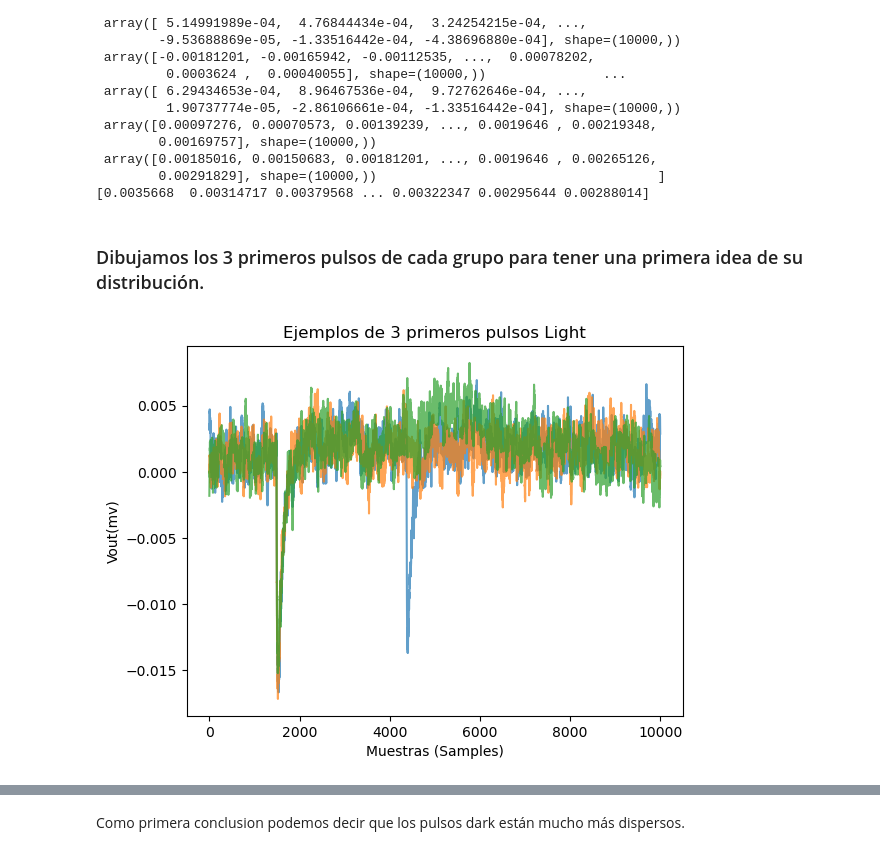
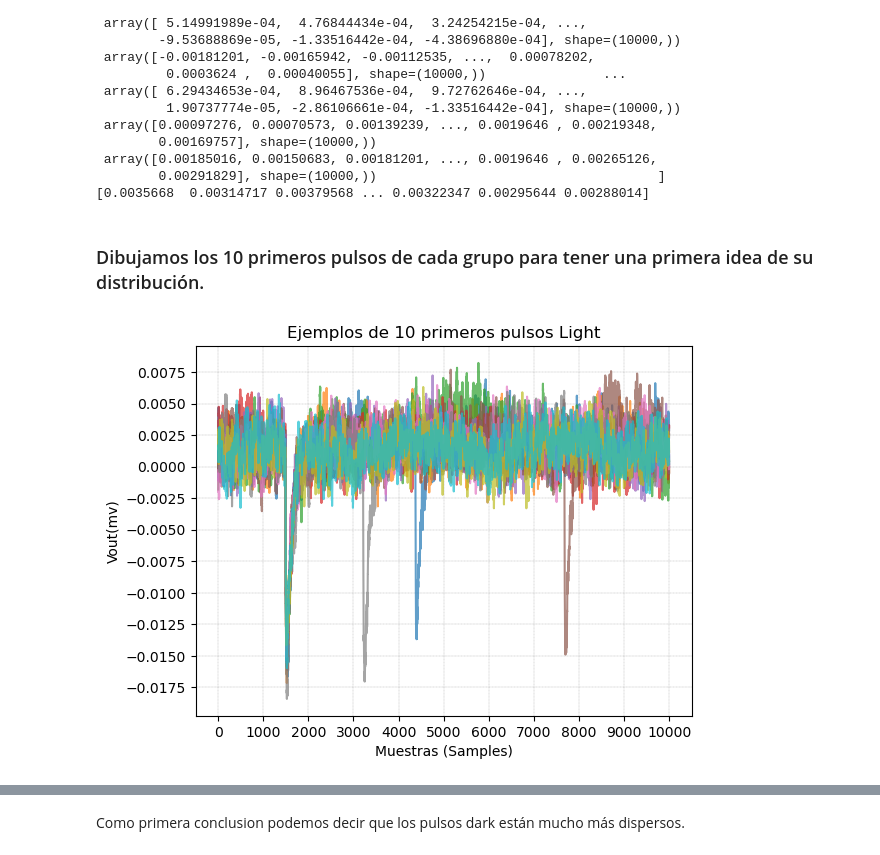
Before and after one commit to JosueCevallos/TFG, a Jupyter notebook: dataset_analysis.ipynb, the cells around one changed output, grey strips where cells are left out. Cells and saved outputs as stored; diff of their text form; code cells hidden in the pictures.

```diff
--- a/dataset_analysis.ipynb
+++ b/dataset_analysis.ipynb
@@ -127,20 +127,20 @@ print(light_pulses[0])
         0.00291829], shape=(10000,))                                    ]
 [0.0035668  0.00314717 0.00379568 ... 0.00322347 0.00295644 0.00288014]
 # %% [markdown]
-### Dibujamos los 3 primeros pulsos de cada grupo para tener una primera idea de su distribución.
+### Dibujamos los 10 primeros pulsos de cada grupo para tener una primera idea de su distribución.
 # %%
 #Dibujamos 3 pulsos
-for i in range(3):
+for i in range(10):
     plt.plot(light_pulses[i], alpha=0.7)
 
-plt.title("Ejemplos de 3 primeros pulsos Light")
+plt.title("Ejemplos de 10 primeros pulsos Light")
 plt.xlabel("Muestras (Samples)")
 plt.ylabel("Vout(mv)")
 plt.grid(color = 'gray', linestyle = '--', linewidth = 0.2)
 ax = plt.gca()
 ax.yaxis.set_major_locator(ticker.MultipleLocator(0.0025))
 ax.xaxis.set_major_locator(ticker.MultipleLocator(1000))
 plt.show()
 # %% [output]
-[figure, old version]
+[figure, new version]
 # %%
```
Also changed, not shown: parts of 4 cells of this notebook.
